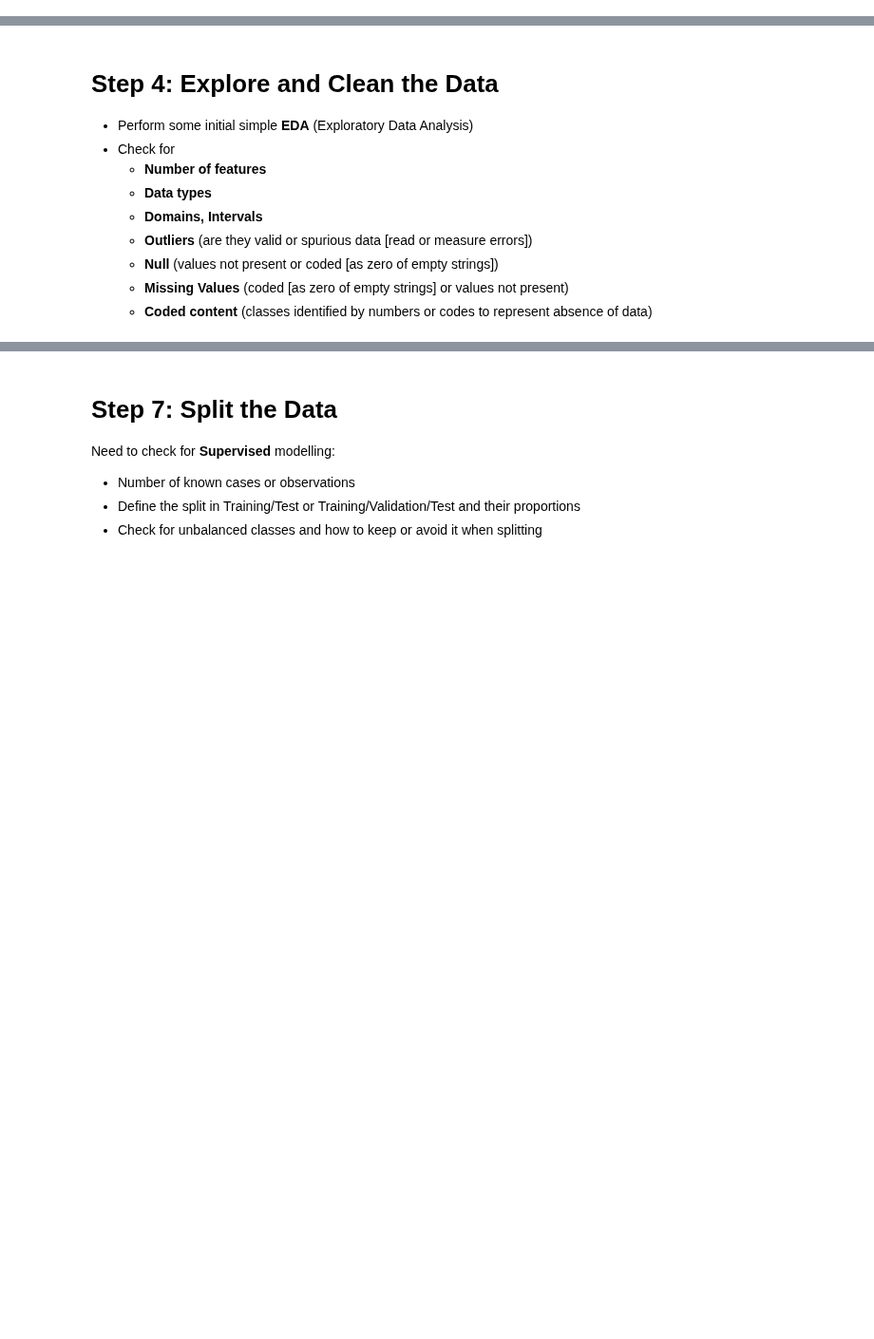
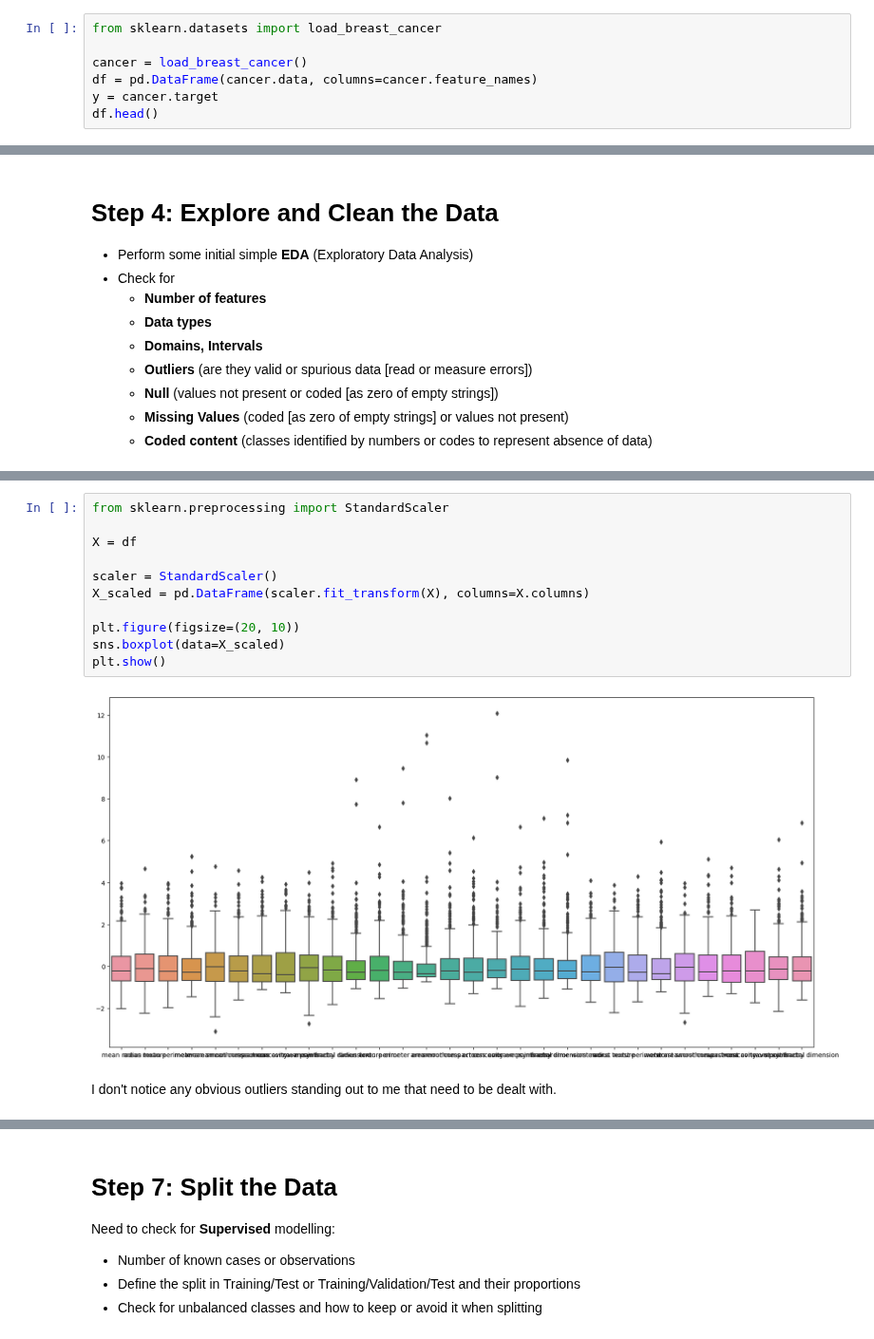
Before and after one commit to LouisMcArdell/IOD-Work, a Jupyter notebook: Labs/Module 7/IOD_Lab-7_2_2 - Boosting.ipynb, the cells around one changed output, grey strips where cells are left out. Shown at 95% size. Drawn from its saved outputs; the diff is of its cells as text; blank space fills up the shorter version.

```diff
--- a/Labs/Module 7/IOD_Lab-7_2_2 - Boosting.ipynb
+++ b/Labs/Module 7/IOD_Lab-7_2_2 - Boosting.ipynb
@@ -68,0 +79,7 @@ The [**UCI Machine Learning Repository**](http://archive.ics.uci.edu/ml/about.ht
+# %%
+from sklearn.datasets import load_breast_cancer
+
+cancer = load_breast_cancer()
+df = pd.DataFrame(cancer.data, columns=cancer.feature_names)
+y = cancer.target
+df.head()
@@ -80,3 +208,18 @@ The [**UCI Machine Learning Repository**](http://archive.ics.uci.edu/ml/about.ht
+# %%
+from sklearn.preprocessing import StandardScaler
+
+X = df
+
+scaler = StandardScaler()
+X_scaled = pd.DataFrame(scaler.fit_transform(X), columns=X.columns)
+
+plt.figure(figsize=(20, 10))
+sns.boxplot(data=X_scaled)
+plt.show()
+# %% [output]
+[figure, added]
+# %% [markdown]
+I don't notice any obvious outliers standing out to me that need to be dealt with.
 # %% [markdown]
 # Step 5: Prepare the Data
 - Deal with the data as required by the modelling technique
```
Also changed, not shown: parts of 23 cells of this notebook, 4 other files.
